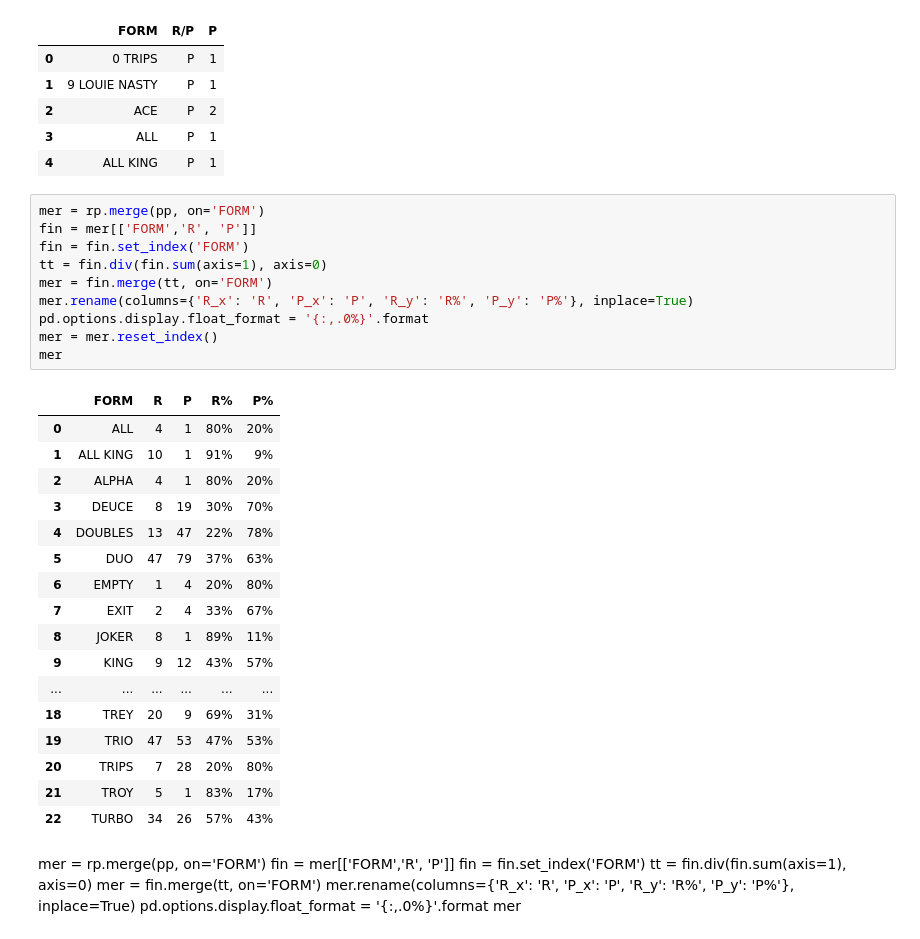
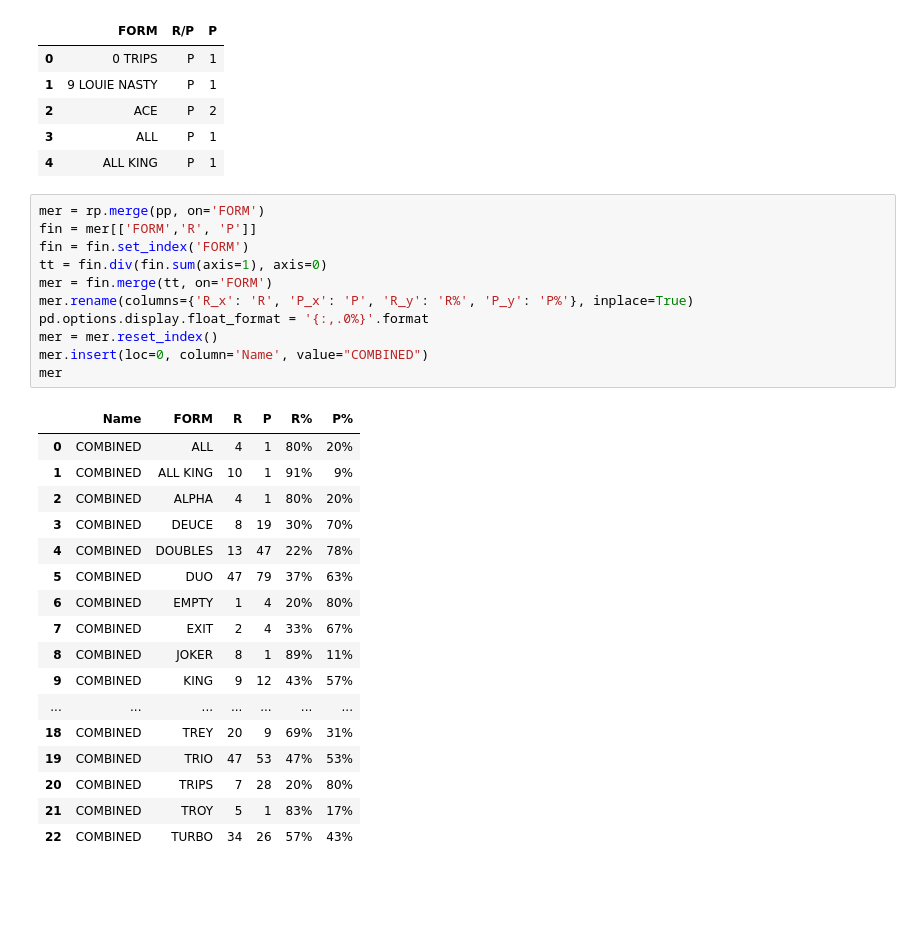
Before and after one commit to ahprh12/Ocean-Speedway-Golf-GPS, a Jupyter notebook: utsa/selfscout.ipynb, the cells around one changed output. Saved outputs shown, nothing was run; the diff lists cells and outputs as text; blank space fills up the shorter version.

```diff
--- a/utsa/selfscout.ipynb
+++ b/utsa/selfscout.ipynb
@@ -41,37 +41,29 @@ pp.head()
 # %%
 mer = rp.merge(pp, on='FORM')
 fin = mer[['FORM','R', 'P']]
 fin = fin.set_index('FORM')
 tt = fin.div(fin.sum(axis=1), axis=0)
 mer = fin.merge(tt, on='FORM')
 mer.rename(columns={'R_x': 'R', 'P_x': 'P', 'R_y': 'R%', 'P_y': 'P%'}, inplace=True)
 pd.options.display.float_format = '{:,.0%}'.format
 mer = mer.reset_index()
+mer.insert(loc=0, column='Name', value="COMBINED")
 mer
 # %% [output]
-|  | FORM | R | P | R% | P% |
-| 0 | ALL | 4 | 1 | 80% | 20% |
-| 1 | ALL KING | 10 | 1 | 91% | 9% |
-| 2 | ALPHA | 4 | 1 | 80% | 20% |
-| 3 | DEUCE | 8 | 19 | 30% | 70% |
-| 4 | DOUBLES | 13 | 47 | 22% | 78% |
-| 5 | DUO | 47 | 79 | 37% | 63% |
-| 6 | EMPTY | 1 | 4 | 20% | 80% |
-| 7 | EXIT | 2 | 4 | 33% | 67% |
-| 8 | JOKER | 8 | 1 | 89% | 11% |
-| 9 | KING | 9 | 12 | 43% | 57% |
-| ... | ... | ... | ... | ... | ... |
-| 18 | TREY | 20 | 9 | 69% | 31% |
-| 19 | TRIO | 47 | 53 | 47% | 53% |
-| 20 | TRIPS | 7 | 28 | 20% | 80% |
-| 21 | TROY | 5 | 1 | 83% | 17% |
-| 22 | TURBO | 34 | 26 | 57% | 43% |
+|  | Name | FORM | R | P | R% | P% |
+| 0 | COMBINED | ALL | 4 | 1 | 80% | 20% |
+| 1 | COMBINED | ALL KING | 10 | 1 | 91% | 9% |
+| 2 | COMBINED | ALPHA | 4 | 1 | 80% | 20% |
+| 3 | COMBINED | DEUCE | 8 | 19 | 30% | 70% |
+| 4 | COMBINED | DOUBLES | 13 | 47 | 22% | 78% |
+| 5 | COMBINED | DUO | 47 | 79 | 37% | 63% |
+| 6 | COMBINED | EMPTY | 1 | 4 | 20% | 80% |
+| 7 | COMBINED | EXIT | 2 | 4 | 33% | 67% |
+| 8 | COMBINED | JOKER | 8 | 1 | 89% | 11% |
+| 9 | COMBINED | KING | 9 | 12 | 43% | 57% |
+| ... | ... | ... | ... | ... | ... | ... |
+| 18 | COMBINED | TREY | 20 | 9 | 69% | 31% |
+| 19 | COMBINED | TRIO | 47 | 53 | 47% | 53% |
+| 20 | COMBINED | TRIPS | 7 | 28 | 20% | 80% |
+| 21 | COMBINED | TROY | 5 | 1 | 83% | 17% |
+| 22 | COMBINED | TURBO | 34 | 26 | 57% | 43% |
-# %% [markdown]
-mer = rp.merge(pp, on='FORM')
-fin = mer[['FORM','R', 'P']]
-fin = fin.set_index('FORM')
-tt = fin.div(fin.sum(axis=1), axis=0)
-mer = fin.merge(tt, on='FORM')
-mer.rename(columns={'R_x': 'R', 'P_x': 'P', 'R_y': 'R%', 'P_y': 'P%'}, inplace=True)
-pd.options.display.float_format = '{:,.0%}'.format
-mer
```
Also changed, not shown: parts of 4 cells of this notebook, 5 other files.
